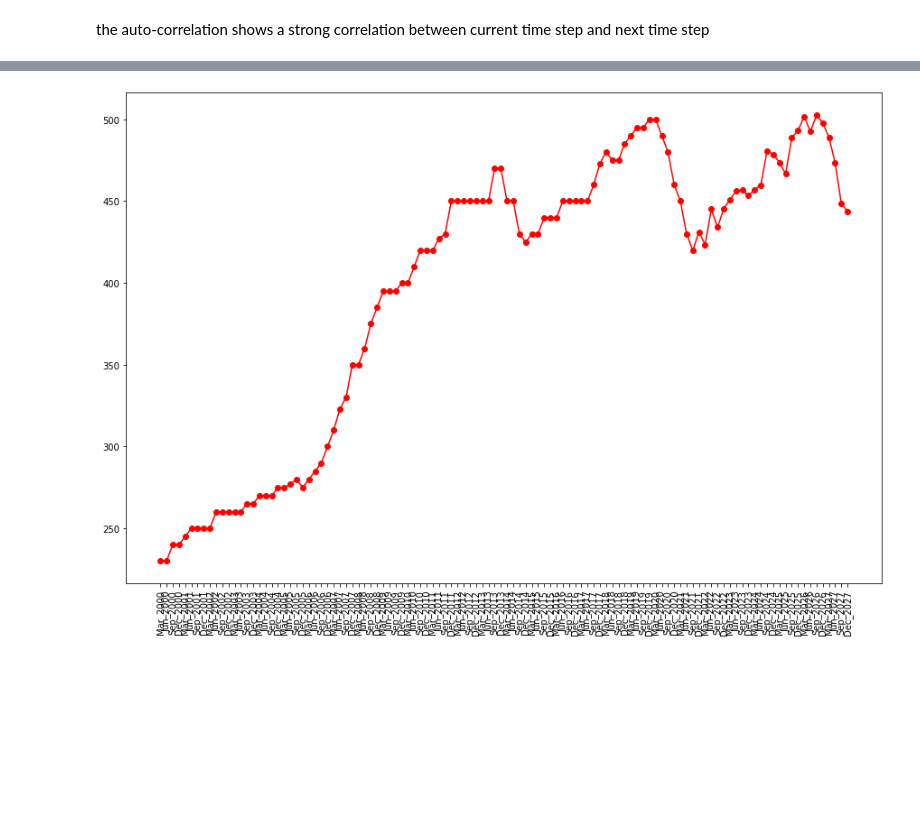
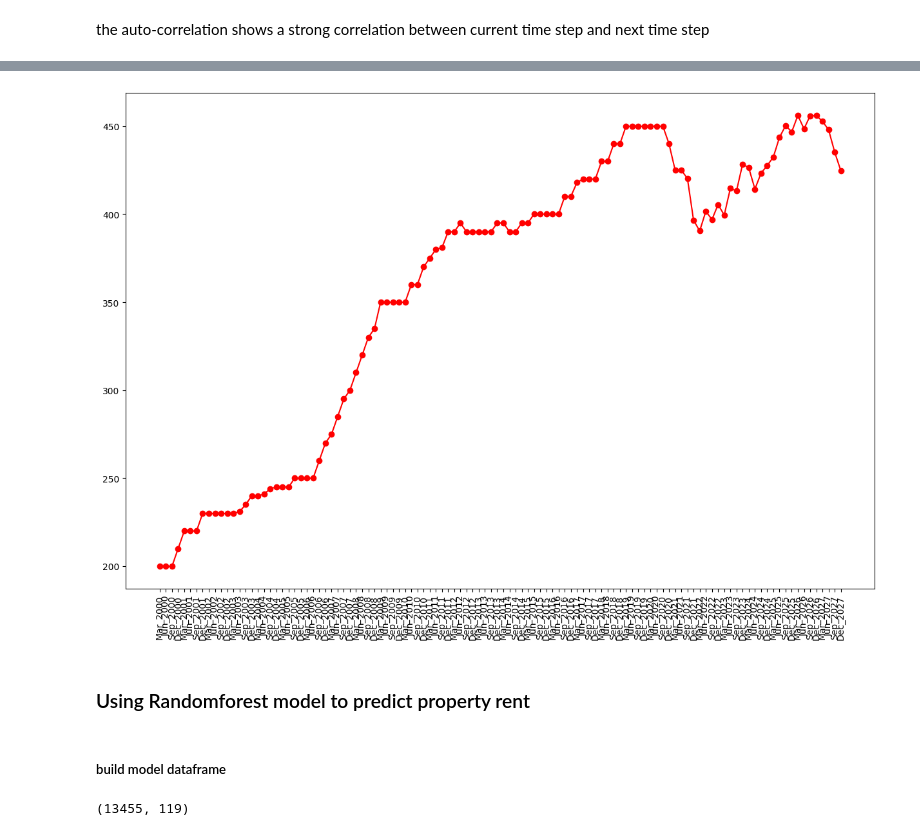
Before and after one commit to MAST30034-Applied-Data-Science/generic-real-estate-consulting-project-group-1-iron-data-man, a Jupyter notebook: notebooks/Modelling.ipynb, the cells around one changed output, grey strips where cells are left out. Drawn from its saved outputs; the diff is of its cells as text; code cells hidden in the pictures; blank space fills up the shorter version.

Commit message:
update modelling comment

```diff
--- a/notebooks/Modelling.ipynb
+++ b/notebooks/Modelling.ipynb
@@ -670,8 +732,18 @@ result_df.to_csv('../data/curated/predict_rental_AutoReg.csv', index=False)
 # %%
 # plot an instance to show the result
 plt.figure(figsize=(15,10))
-plt.plot(rental_col, result_df.iloc[INDEX_RENTAL], color='red', marker='o')
+plt.plot(rental_col, result_df.iloc[INDEX_RENTAL,:-1], color='red', marker='o')
 plt.xticks(rotation=90)
 plt.show()
 # %% [output]
-[figure, old version]
+[figure, new version]
+# %% [markdown]
+### Using Randomforest model to predict property rent
+# %% [markdown]
+##### build model dataframe
+# %%
+# read in property data
+property_data = pd.read_csv('../data/curated/data.csv')
+property_data.shape
+# %% [output]
+(13455, 119)
```
Also changed, not shown: parts of 77 cells of this notebook, 3 other files.
